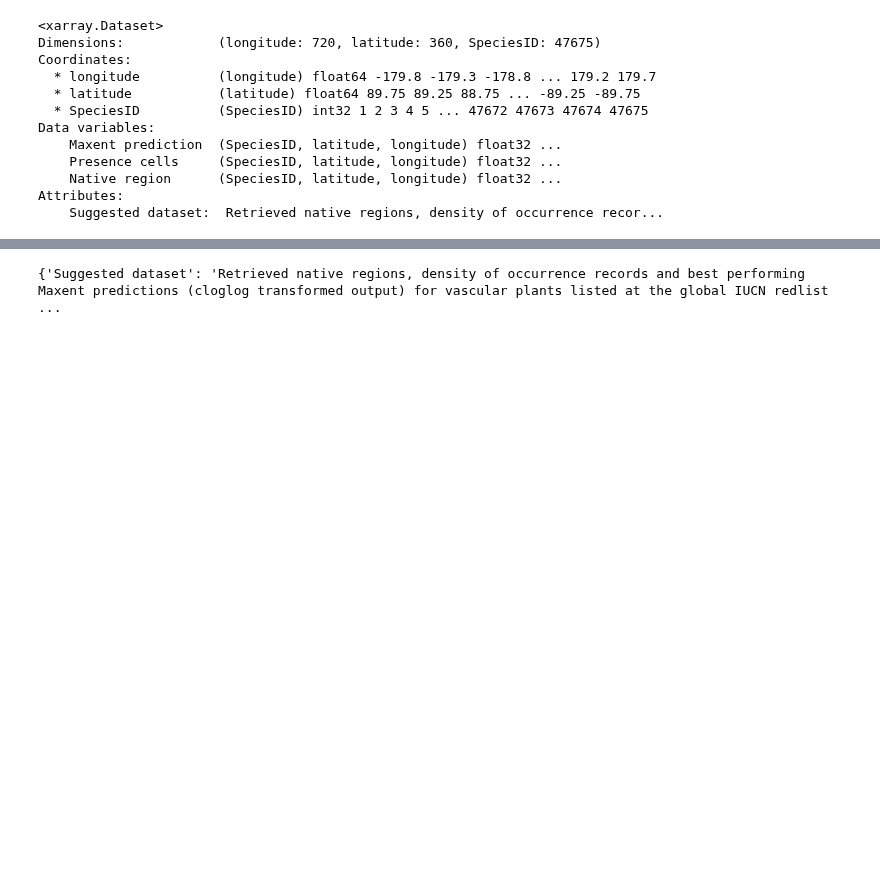
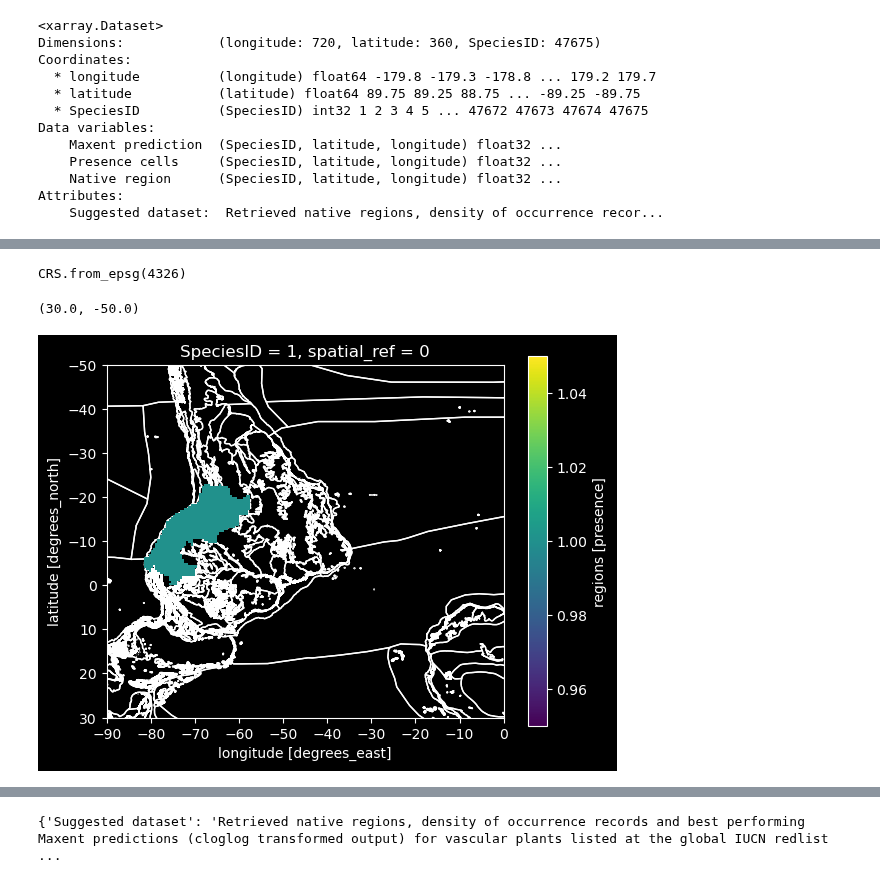
Before and after one commit to sl354207/eco_python, a Jupyter notebook: native/jann_test.ipynb, the cells around one changed output, grey strips where cells are left out. Drawn from its saved outputs; the diff is of its cells as text; code cells hidden in the pictures; blank space fills up the shorter version.

```diff
--- a/native/jann_test.ipynb
+++ b/native/jann_test.ipynb
@@ -26,0 +39,2 @@ Attributes:
+# %%
+species_1 = df["Native region"].sel(SpeciesID=1)
@@ -26,0 +56,6 @@ Attributes:
+# %%
+species_2_crs = species_1.rio.set_spatial_dims(
+    x_dim="longitude", y_dim="latitude", inplace=True
+)
+
+species_2_crs.rio.write_crs("EPSG:4326", inplace=True)
@@ -26,0 +100,27 @@ Attributes:
+# %%
+species_1_crs.rio.crs
+# %% [output]
+CRS.from_epsg(4326)
+# %%
+ecomap_loc = "/media/muskrat/T7 Shield/eco_data/ecomap_final/eco_map.geojson"
+
+eco_map = gpd.read_file(ecomap_loc)
+# %%
+# limit y axis to 0 to -50 and x axis to -100 to -50
+
+xmin, ymin, xmax, ymax = (-90, 30, 0, -50)
+
+
+ax = eco_map.plot(facecolor="none", edgecolor="white")
+pak = species_2_crs.plot(ax=ax, zorder=1)
+
+# # flip map around
+# ax.invert_yaxis()
+# ax.invert_xaxis()
+
+
+ax.set_xlim(xmin, xmax)
+ax.set_ylim(ymin, ymax)
+# %% [output]
+(30.0, -50.0)
+[figure, added]
```
Also changed, not shown: parts of 10 cells of this notebook.
